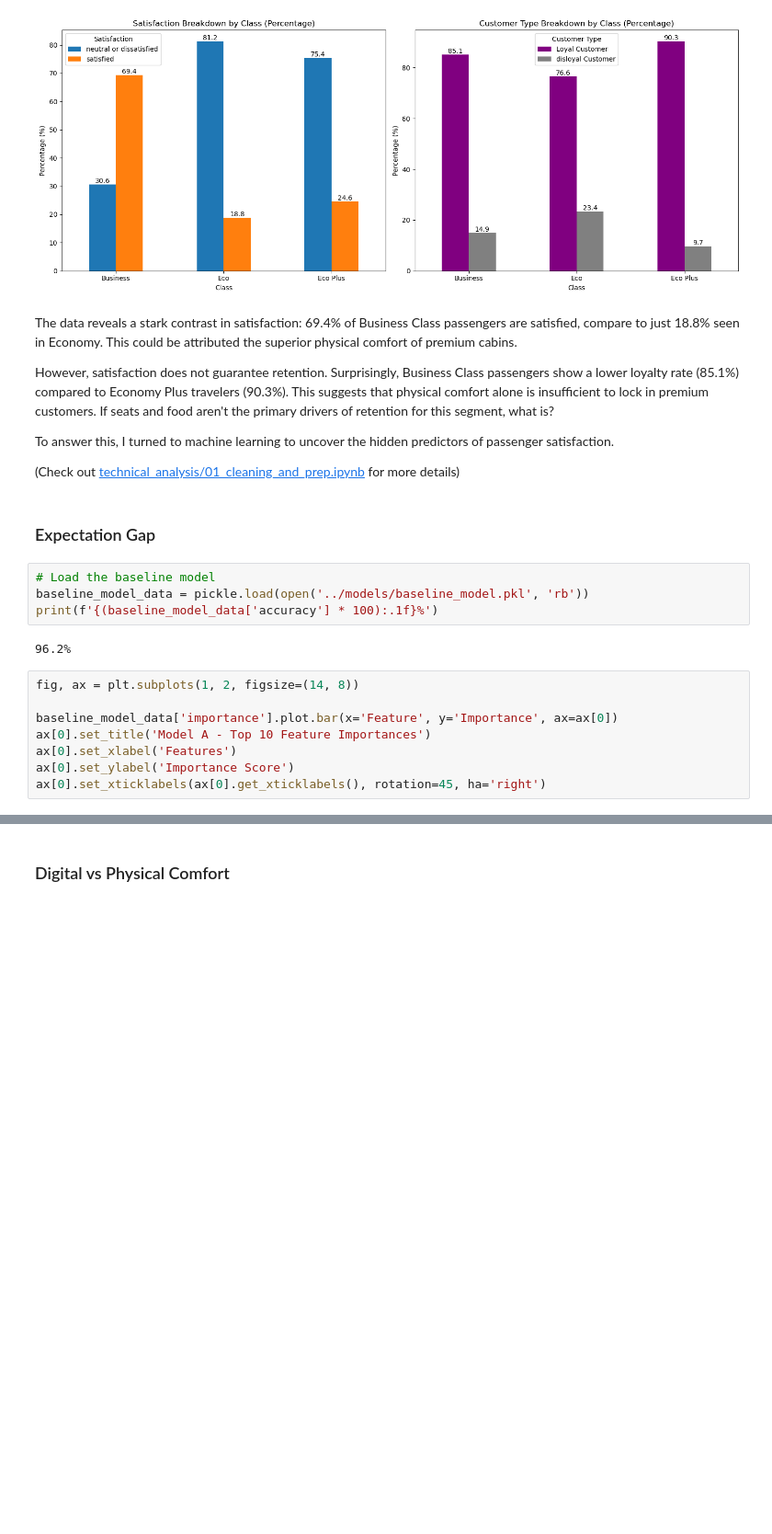
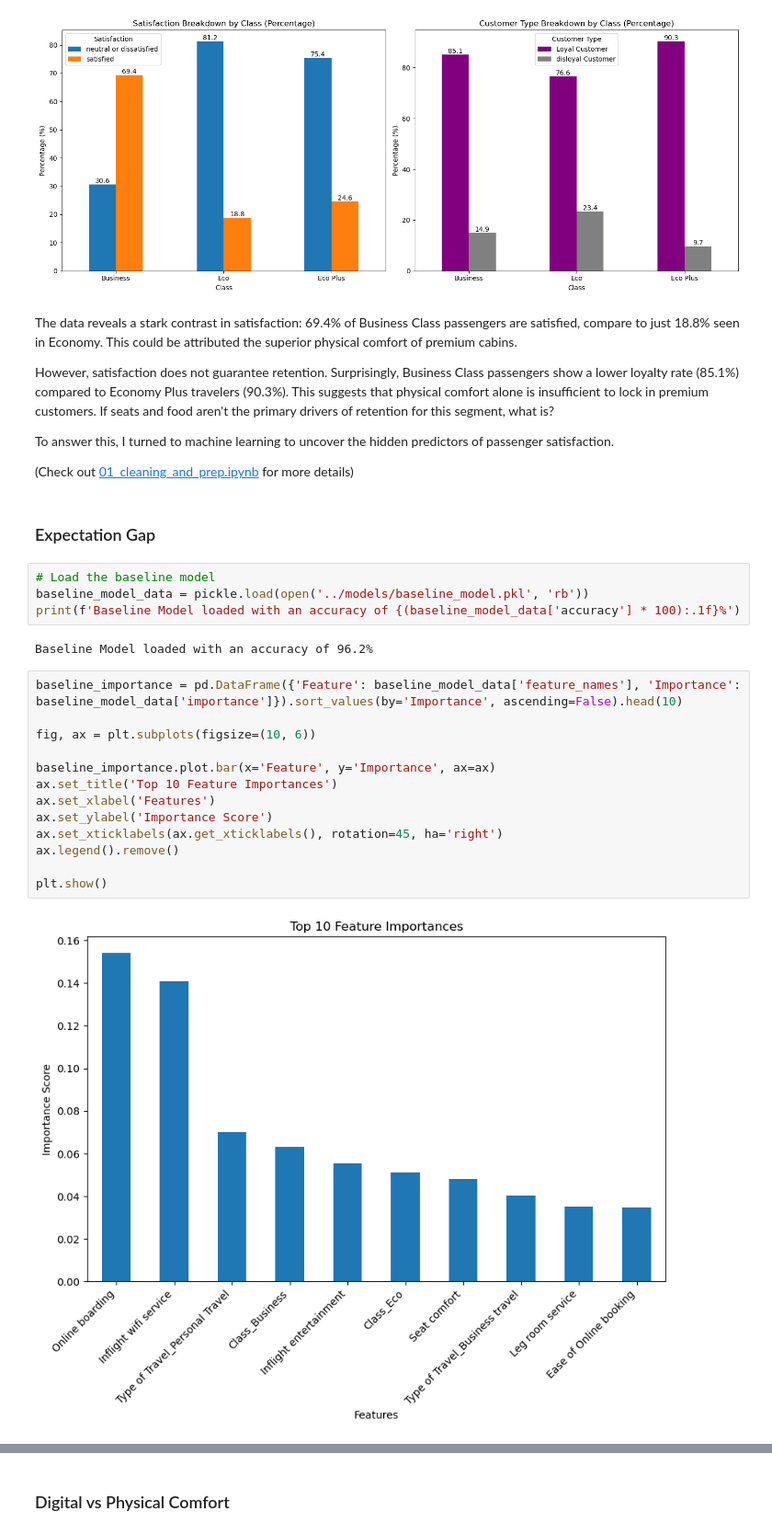
Before and after one commit to T-Godwins/airline-project, a Jupyter notebook: detailed_analysis/airline_sentiment_story.ipynb, the cells around one changed output, grey strips where cells are left out. Shown at 92% size. Cells and saved outputs as stored; diff of their text form; blank space fills up the shorter version.

```diff
--- a/detailed_analysis/airline_sentiment_story.ipynb
+++ b/detailed_analysis/airline_sentiment_story.ipynb
@@ -67,20 +68,27 @@ However, satisfaction does not guarantee retention. Surprisingly, Business Class
 
 To answer this, I turned to machine learning to uncover the hidden predictors of passenger satisfaction.
 
-(Check out [technical_analysis/01_cleaning_and_prep.ipynb](../technical_analysis/01_cleaning_and_prep.ipynb) for more details)
+(Check out [01_cleaning_and_prep.ipynb](../technical_analysis/01_cleaning_and_prep.ipynb) for more details)
 # %% [markdown]
 ### Expectation Gap
 # %%
 # Load the baseline model
 baseline_model_data = pickle.load(open('../models/baseline_model.pkl', 'rb'))
-print(f'{(baseline_model_data['accuracy'] * 100):.1f}%')
+print(f'Baseline Model loaded with an accuracy of {(baseline_model_data['accuracy'] * 100):.1f}%')
 # %% [output]
-96.2%
+Baseline Model loaded with an accuracy of 96.2%
 # %%
-fig, ax = plt.subplots(1, 2, figsize=(14, 8))
+baseline_importance = pd.DataFrame({'Feature': baseline_model_data['feature_names'], 'Importance': baseline_model_data['importance']}).sort_values(by='Importance', ascending=False).head(10)
 
-baseline_model_data['importance'].plot.bar(x='Feature', y='Importance', ax=ax[0])
-ax[0].set_title('Model A - Top 10 Feature Importances')
-ax[0].set_xlabel('Features')
-ax[0].set_ylabel('Importance Score')
-ax[0].set_xticklabels(ax[0].get_xticklabels(), rotation=45, ha='right')
+fig, ax = plt.subplots(figsize=(10, 6))
+
+baseline_importance.plot.bar(x='Feature', y='Importance', ax=ax)
+ax.set_title('Top 10 Feature Importances')
+ax.set_xlabel('Features')
+ax.set_ylabel('Importance Score')
+ax.set_xticklabels(ax.get_xticklabels(), rotation=45, ha='right')
+ax.legend().remove()
+
+plt.show()
+# %% [output]
+[figure, added]
```
Also changed, not shown: parts of 6 cells of this notebook.
